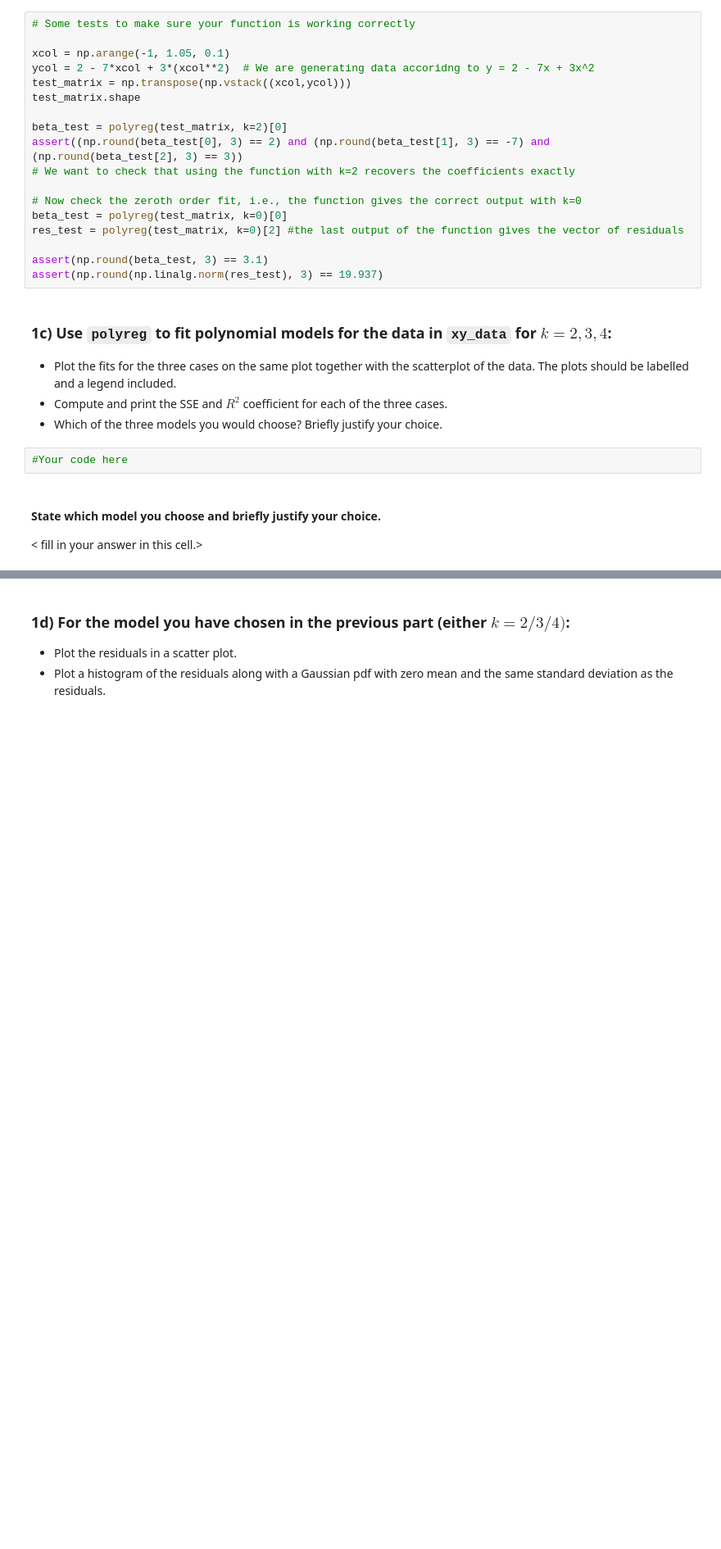
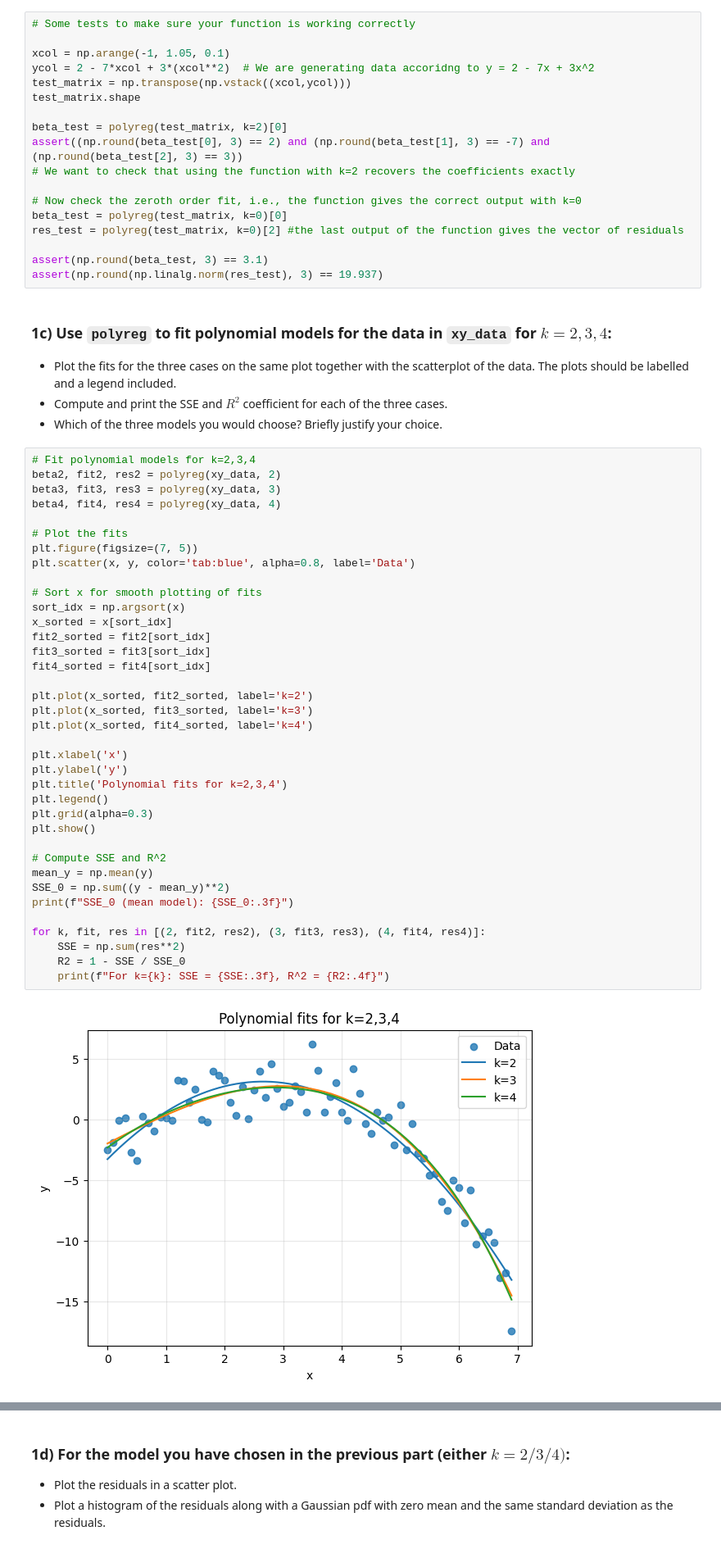
Before and after one commit to sriv303/IB-Data-Science, a Jupyter notebook: Exercises/01 Exercise Notebook 1.ipynb, the cells around one changed output, grey strips where cells are left out. Shown at 82% size. Cells and saved outputs as stored; diff of their text form; blank space fills up the shorter version.

```diff
--- a/Exercises/01 Exercise Notebook 1.ipynb
+++ b/Exercises/01 Exercise Notebook 1.ipynb
@@ -101,10 +101,42 @@ assert(np.round(np.linalg.norm(res_test), 3) == 19.937)
 - Plot the fits for the three cases on the same plot together with the scatterplot of the data. The plots should be labelled and a legend included.
 - Compute and print the SSE and $R^2$ coefficient for each of the three cases.
 - Which of the three models you would choose? Briefly justify your choice.
-# %%
-#Your code here
-# %% [markdown]
- #### State which model you choose and briefly justify your choice.
-
-
- < fill in your answer in this cell.>
+# %%
+# Fit polynomial models for k=2,3,4
+beta2, fit2, res2 = polyreg(xy_data, 2)
+beta3, fit3, res3 = polyreg(xy_data, 3)
+beta4, fit4, res4 = polyreg(xy_data, 4)
+
+# Plot the fits
+plt.figure(figsize=(7, 5))
+plt.scatter(x, y, color='tab:blue', alpha=0.8, label='Data')
+
+# Sort x for smooth plotting of fits
+sort_idx = np.argsort(x)
+x_sorted = x[sort_idx]
+fit2_sorted = fit2[sort_idx]
+fit3_sorted = fit3[sort_idx]
+fit4_sorted = fit4[sort_idx]
+
+plt.plot(x_sorted, fit2_sorted, label='k=2')
+plt.plot(x_sorted, fit3_sorted, label='k=3')
+plt.plot(x_sorted, fit4_sorted, label='k=4')
+
+plt.xlabel('x')
+plt.ylabel('y')
+plt.title('Polynomial fits for k=2,3,4')
+plt.legend()
+plt.grid(alpha=0.3)
+plt.show()
+
+# Compute SSE and R^2
+mean_y = np.mean(y)
+SSE_0 = np.sum((y - mean_y)**2)
+print(f"SSE_0 (mean model): {SSE_0:.3f}")
+
+for k, fit, res in [(2, fit2, res2), (3, fit3, res3), (4, fit4, res4)]:
+    SSE = np.sum(res**2)
+    R2 = 1 - SSE / SSE_0
+    print(f"For k={k}: SSE = {SSE:.3f}, R^2 = {R2:.4f}")
+# %% [output]
+[figure, added]
```
Also changed, not shown: parts of 5 cells of this notebook.
